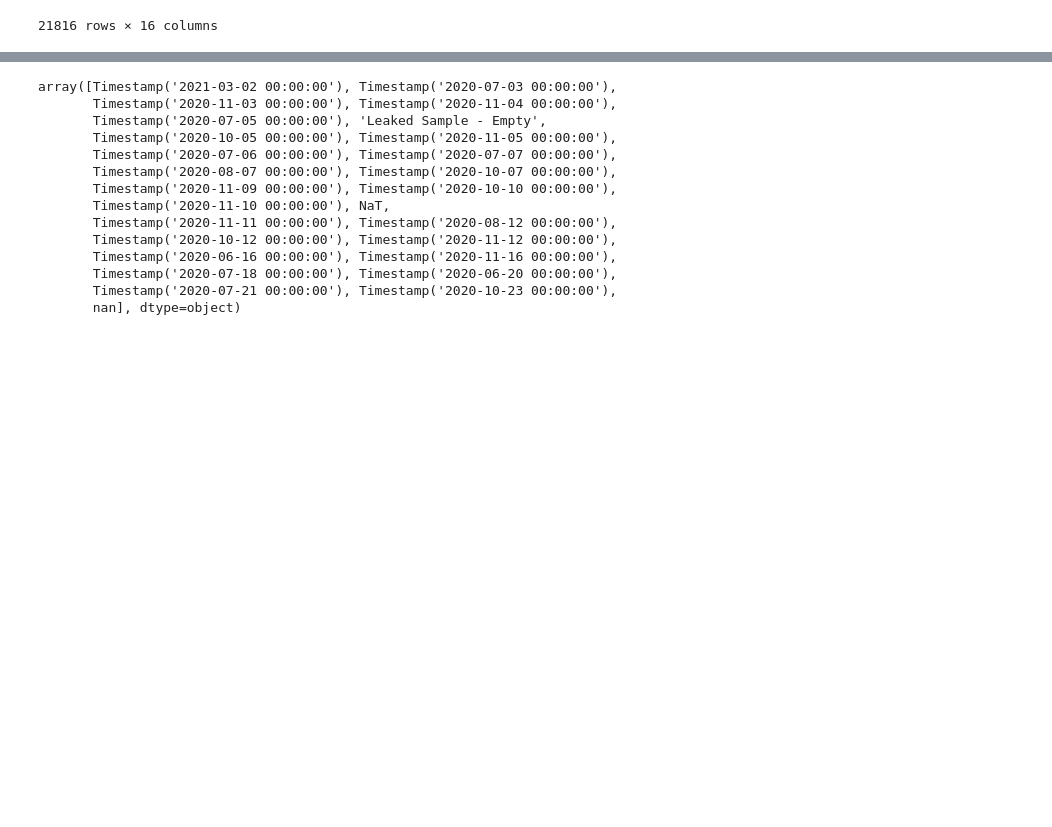
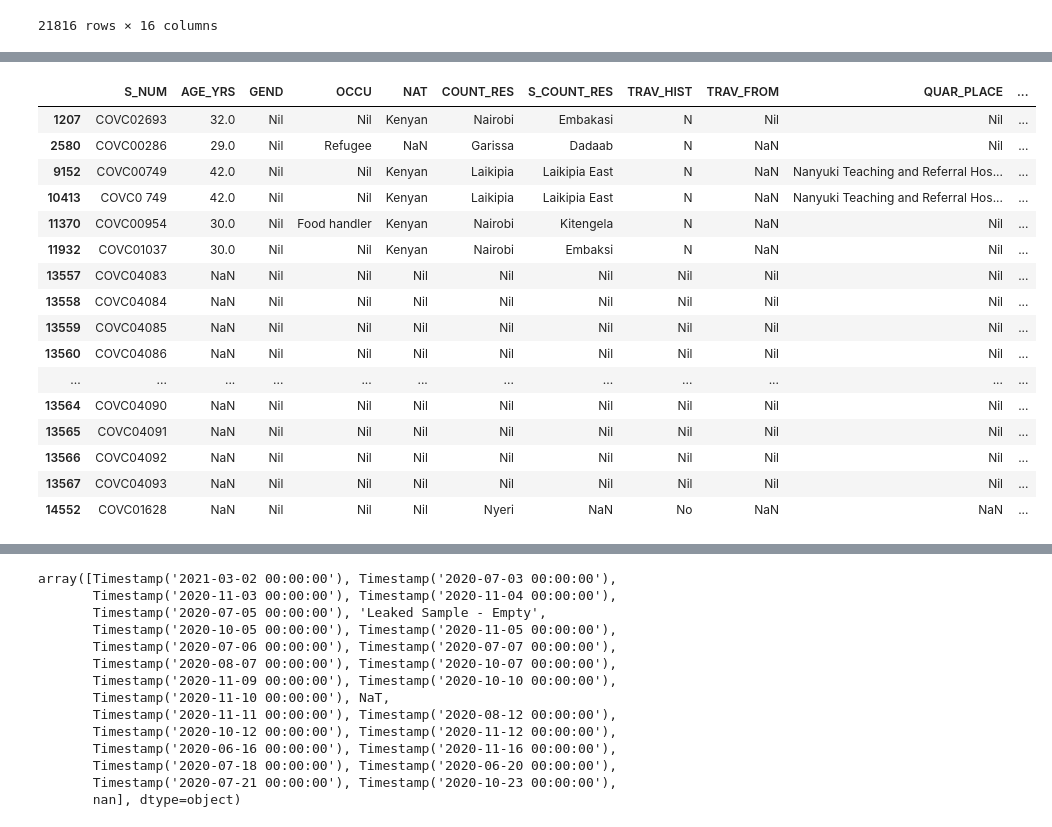
Before and after one commit to ousodaniel/SARS-CoV-2-Data-Workflows, a Jupyter notebook: metadata-cleaning.ipynb, the cells around one changed output, grey strips where cells are left out. Drawn from its saved outputs; the diff is of its cells as text; code cells hidden in the pictures; blank space fills up the shorter version.

```diff
--- a/metadata-cleaning.ipynb
+++ b/metadata-cleaning.ipynb
@@ -302,0 +532,20 @@ df_raw.head()
+# %%
+df_years_repnan2float[df_years_repnan2float['GEND'] == 'Nil']
+# %% [output]
+|  | S_NUM | AGE_YRS | GEND | OCCU | NAT | COUNT_RES | S_COUNT_RES | TRAV_HIST | TRAV_FROM | QUAR_PLACE | ... |
+| 1207 | COVC02693 | 32.0 | Nil | Nil | Kenyan | Nairobi | Embakasi | N | Nil | Nil | ... |
+| 2580 | COVC00286 | 29.0 | Nil | Refugee | NaN | Garissa | Dadaab | N | NaN | Nil | ... |
+| 9152 | COVC00749 | 42.0 | Nil | Nil | Kenyan | Laikipia | Laikipia East | N | NaN | Nanyuki Teaching and Referral Hos... | ... |
+| 10413 | COVC0 749 | 42.0 | Nil | Nil | Kenyan | Laikipia | Laikipia East | N | NaN | Nanyuki Teaching and Referral Hos... | ... |
+| 11370 | COVC00954 | 30.0 | Nil | Food handler | Kenyan | Nairobi | Kitengela | N | NaN | Nil | ... |
+| 11932 | COVC01037 | 30.0 | Nil | Nil | Kenyan | Nairobi | Embaksi | N | NaN | Nil | ... |
+| 13557 | COVC04083 | NaN | Nil | Nil | Nil | Nil | Nil | Nil | Nil | Nil | ... |
+| 13558 | COVC04084 | NaN | Nil | Nil | Nil | Nil | Nil | Nil | Nil | Nil | ... |
+| 13559 | COVC04085 | NaN | Nil | Nil | Nil | Nil | Nil | Nil | Nil | Nil | ... |
+| 13560 | COVC04086 | NaN | Nil | Nil | Nil | Nil | Nil | Nil | Nil | Nil | ... |
+| ... | ... | ... | ... | ... | ... | ... | ... | ... | ... | ... | ... |
+| 13564 | COVC04090 | NaN | Nil | Nil | Nil | Nil | Nil | Nil | Nil | Nil | ... |
+| 13565 | COVC04091 | NaN | Nil | Nil | Nil | Nil | Nil | Nil | Nil | Nil | ... |
+| 13566 | COVC04092 | NaN | Nil | Nil | Nil | Nil | Nil | Nil | Nil | Nil | ... |
+| 13567 | COVC04093 | NaN | Nil | Nil | Nil | Nil | Nil | Nil | Nil | Nil | ... |
+| 14552 | COVC01628 | NaN | Nil | Nil | Nil | Nyeri | NaN | No | NaN | NaN | ... |
```
Also changed, not shown: parts of 56 cells of this notebook.
